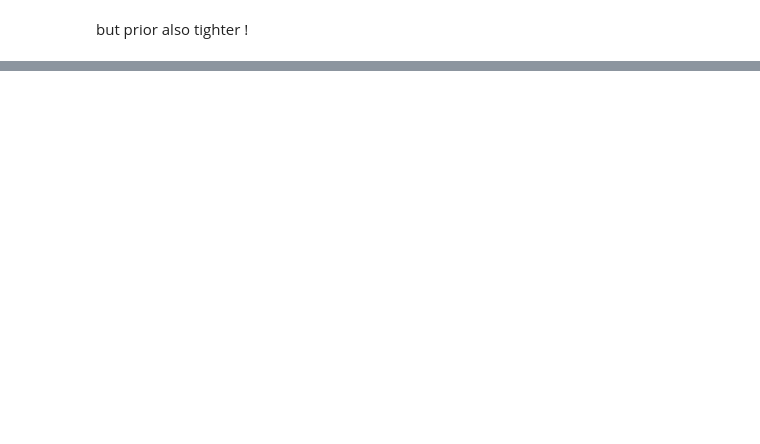
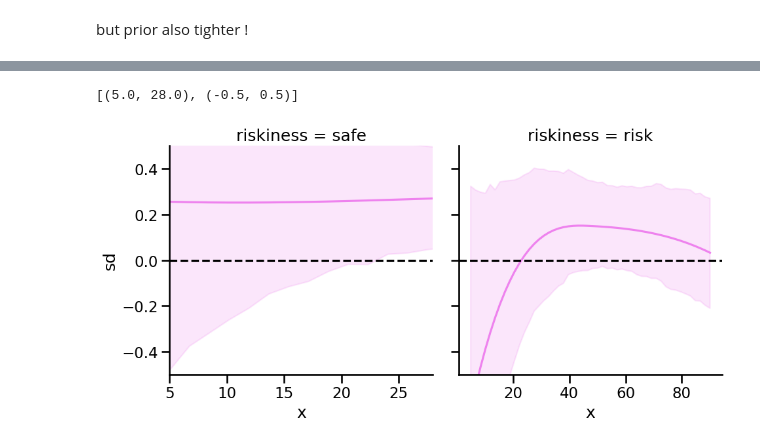
Before and after one commit to mrenke/numrisk, a Jupyter notebook: numrisk/behavior_risk/bauerModelComp_flexNoiseCurves.ipynb, the cells around one changed output, grey strips where cells are left out. Saved outputs shown, nothing was run; the diff lists cells and outputs as text; code cells hidden in the pictures; blank space fills up the shorter version.

```diff
--- a/numrisk/behavior_risk/bauerModelComp_flexNoiseCurves.ipynb
+++ b/numrisk/behavior_risk/bauerModelComp_flexNoiseCurves.ipynb
@@ -122,0 +153,11 @@ but prior also tighter !
+# %%
+import matplotlib.pyplot as plt
+evidence_sd_diff = evidence_sd.xs('dyscalculic',0,level='group') - evidence_sd.xs('control',0,level='group')
+
+g = sns.relplot(data=evidence_sd_diff.reset_index(), x='x', y='sd', col='riskiness', kind='line', errorbar=get_hdi, facet_kws={'sharex': False}, color='violet')
+for ax in g.axes.flat:
+    ax.axhline(0, color='black', linestyle='--')
+g.axes[0,0].set(xlim=[5,28],ylim=[-0.5,0.5])
+# %% [output]
+[(5.0, 28.0), (-0.5, 0.5)]
+[figure, added]
```
Also changed, not shown: parts of 6 cells of this notebook, 7 other files.
